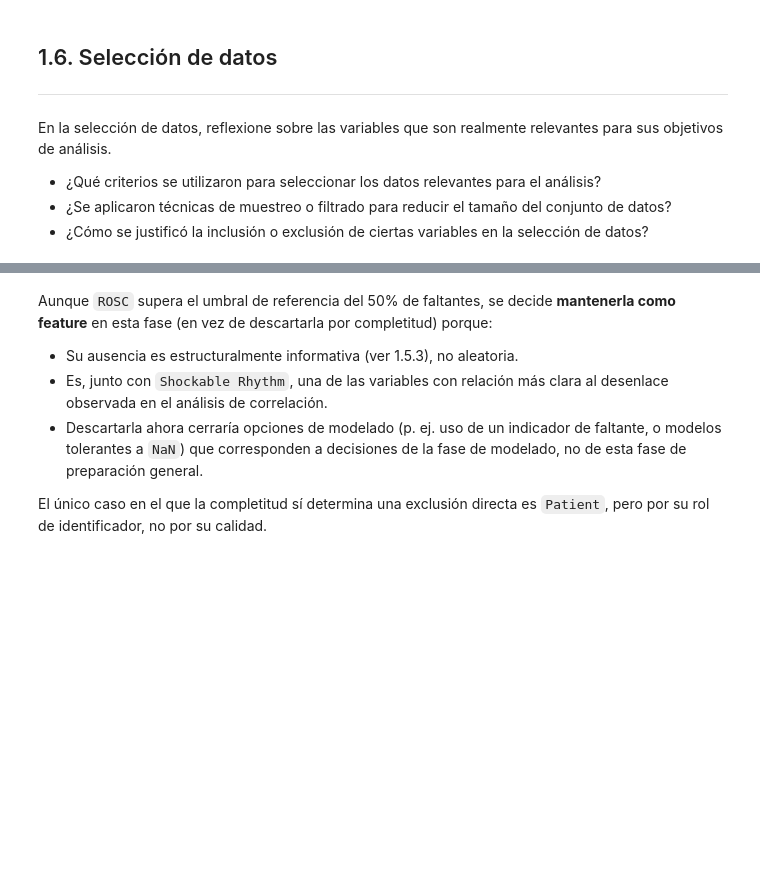
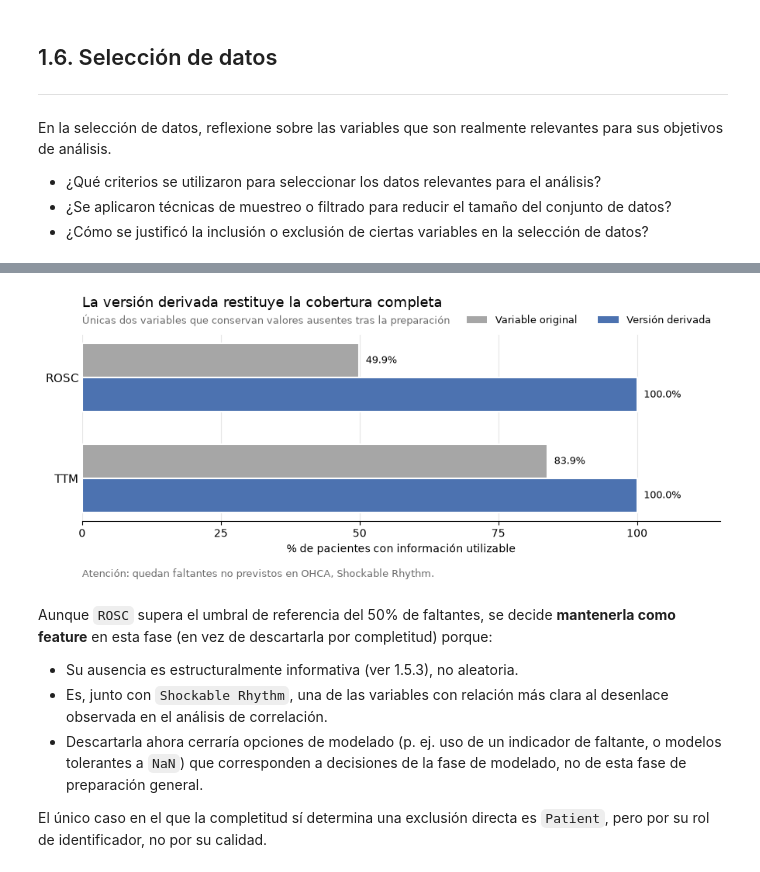
Before and after one commit to AlejandraJaramillo19/mlda-project_, a Jupyter notebook: notebooks/03_data_preparation/03_data_preparation.ipynb, the cells around one changed output, grey strips where cells are left out. Drawn from its saved outputs; the diff is of its cells as text; code cells hidden in the pictures; blank space fills up the shorter version.

```diff
--- a/notebooks/03_data_preparation/03_data_preparation.ipynb
+++ b/notebooks/03_data_preparation/03_data_preparation.ipynb
@@ -2657,3 +2659,66 @@ plt.show()
+# %%
+from matplotlib.patches import Patch
+
+COLOR_ORIG  = '#A6A6A6'   # gris: variable original
+COLOR_DERIV = '#4C72B0'   # azul: versión derivada
+
+pares = [('ROSC', 'ROSC_cat'), ('TTM', 'TTM_cat')]
+
+def cobertura(col):
+    return (1 - clinical_std[col].isna().mean()) * 100
+
+fig, ax = plt.subplots(figsize=(9, 4.2))
+h = 0.34
+
+for i, (orig, deriv) in enumerate(pares):
+    c_orig, c_deriv = cobertura(orig), cobertura(deriv)
+    ax.barh(i - h/2, c_orig,  h, color=COLOR_ORIG,  edgecolor='white', linewidth=1.5)
+    ax.barh(i + h/2, c_deriv, h, color=COLOR_DERIV, edgecolor='white', linewidth=1.5)
+    ax.text(c_orig + 1.2,  i - h/2, f'{c_orig:.1f}%',  va='center', fontsize=9.5)
+    ax.text(c_deriv + 1.2, i + h/2, f'{c_deriv:.1f}%', va='center', fontsize=9.5)
+
+ax.set_yticks(range(len(pares)))
+ax.set_yticklabels([p[0] for p in pares], fontsize=11)
+ax.invert_yaxis()
+ax.set_xlim(0, 115)
+ax.set_xticks([0, 25, 50, 75, 100])
+ax.set_xlabel('% de pacientes con información utilizable')
+ax.xaxis.grid(True, color='#e6e6e6', linewidth=0.8)
+ax.set_axisbelow(True)
+ax.tick_params(axis='y', length=0)
+for lado in ('top', 'right', 'left'):
+    ax.spines[lado].set_visible(False)
+
+ax.set_title('La versión derivada restituye la cobertura completa',
+             fontsize=13, loc='left', pad=26)
+ax.text(0, 1.06,
+        'Únicas dos variables que conservan valores ausentes tras la preparación',
+        transform=ax.transAxes, fontsize=9.5, color='#6b6b6b')
+
+ax.legend(handles=[
+    Patch(facecolor=COLOR_ORIG,  label='Variable original'),
+    Patch(facecolor=COLOR_DERIV, label='Versión derivada'),
+], frameon=False, fontsize=9.5, ncol=2,
+   loc='lower right', bbox_to_anchor=(1, 1.0))
+
+# Constancia de que el resto del conjunto está completo
+completas = [c for c in clinical_std.columns
+             if c not in [x for par in pares for x in par]
+             and clinical_std[c].isna().sum() == 0]
+incompletas = [c for c in clinical_std.columns
+               if c not in [x for par in pares for x in par]
+               and clinical_std[c].isna().sum() > 0]
+
+nota = f'Las {len(completas)} variables restantes del conjunto no presentan valores ausentes.'
+if incompletas:
+    nota = f'Atención: quedan faltantes no previstos en {", ".join(incompletas)}.'
+
+ax.text(0, -0.30, nota, transform=ax.transAxes, fontsize=9, color='#6b6b6b')
+
+plt.tight_layout()
+plt.show()
+# %% [output]
+[figure, added]
 # %% [markdown]
 Aunque `ROSC` supera el umbral de referencia del 50% de faltantes, se decide
 **mantenerla como feature** en esta fase (en vez de descartarla por
```
Also changed, not shown: parts of 32 cells of this notebook.
